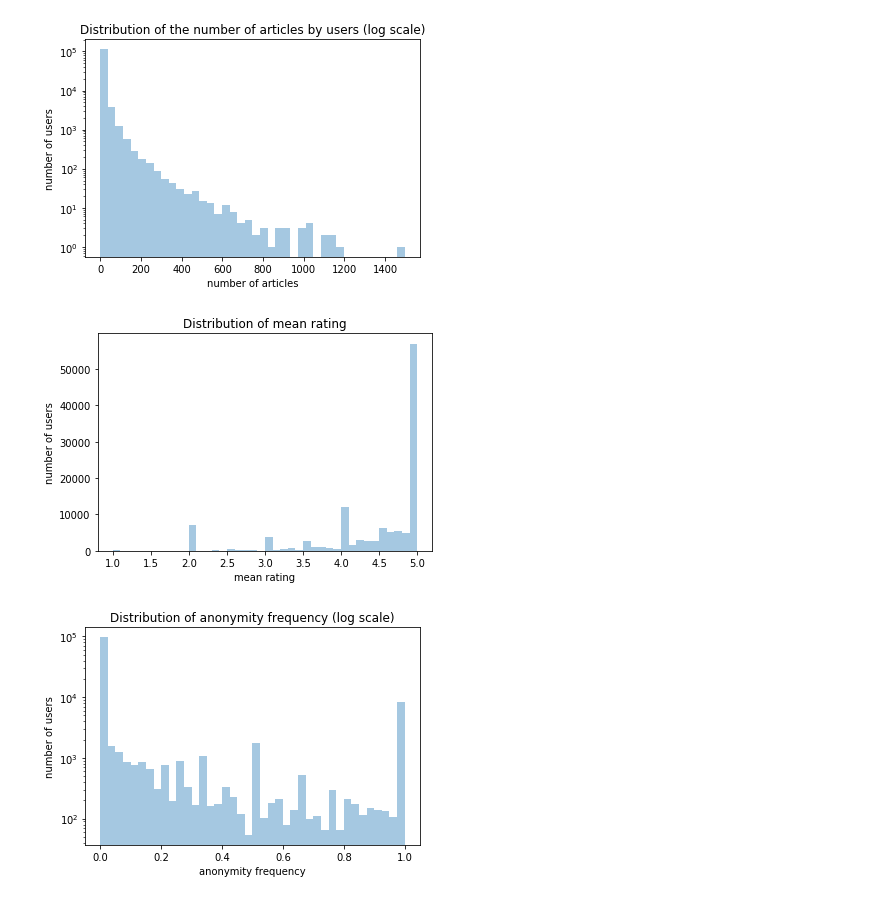
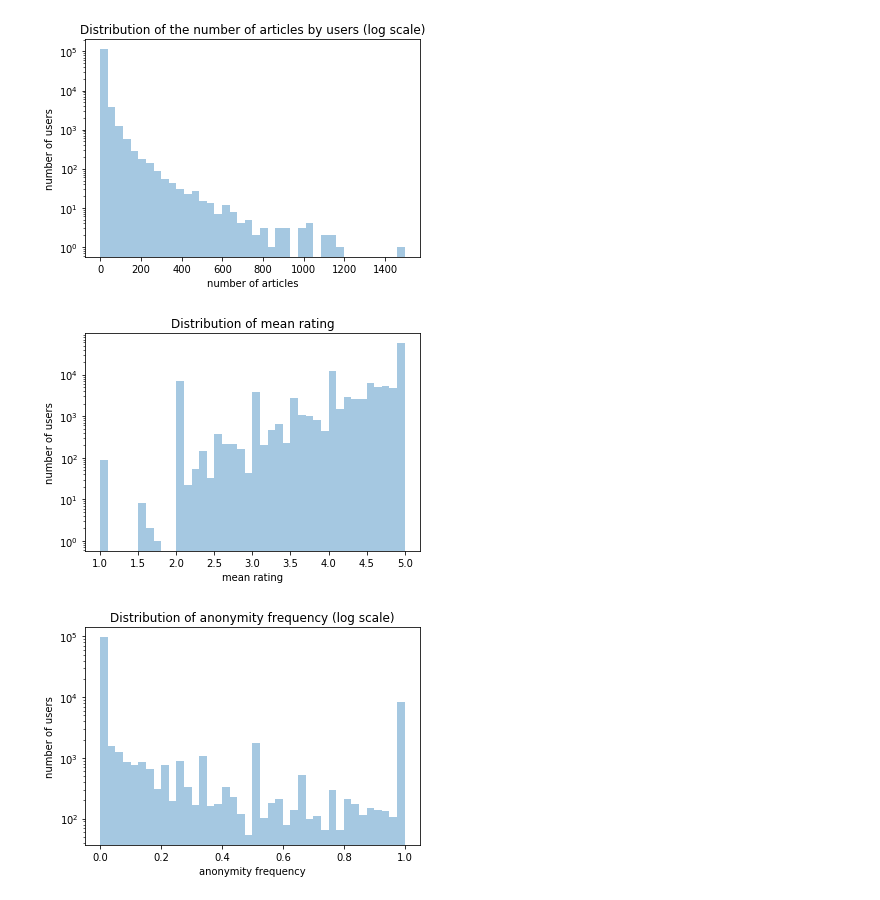
Before and after one commit to epfl-ada/ada-2020-project-milestone-p3-p3_adagio, a Jupyter notebook: preprocessing.ipynb, the cells around one changed output. Drawn from its saved outputs; the diff is of its cells as text; code cells hidden in the pictures.

```diff
--- a/preprocessing.ipynb
+++ b/preprocessing.ipynb
@@ -298,10 +305,11 @@ plt.show()
 [figure]
 # %%
 ax = sns.distplot(members['avg_ratings'], bins=40, kde=False);
+ax.set_yscale('log')
 ax.set(title='Distribution of mean rating', xlabel='mean rating', ylabel='number of users')
 plt.show()
 # %% [output]
-[figure, old version]
+[figure, new version]
 # %%
 ax = sns.distplot(members['anonymity_freq'], bins=40, kde=False);
 ax.set_yscale('log')
```
Also changed, not shown: parts of 15 cells of this notebook.
